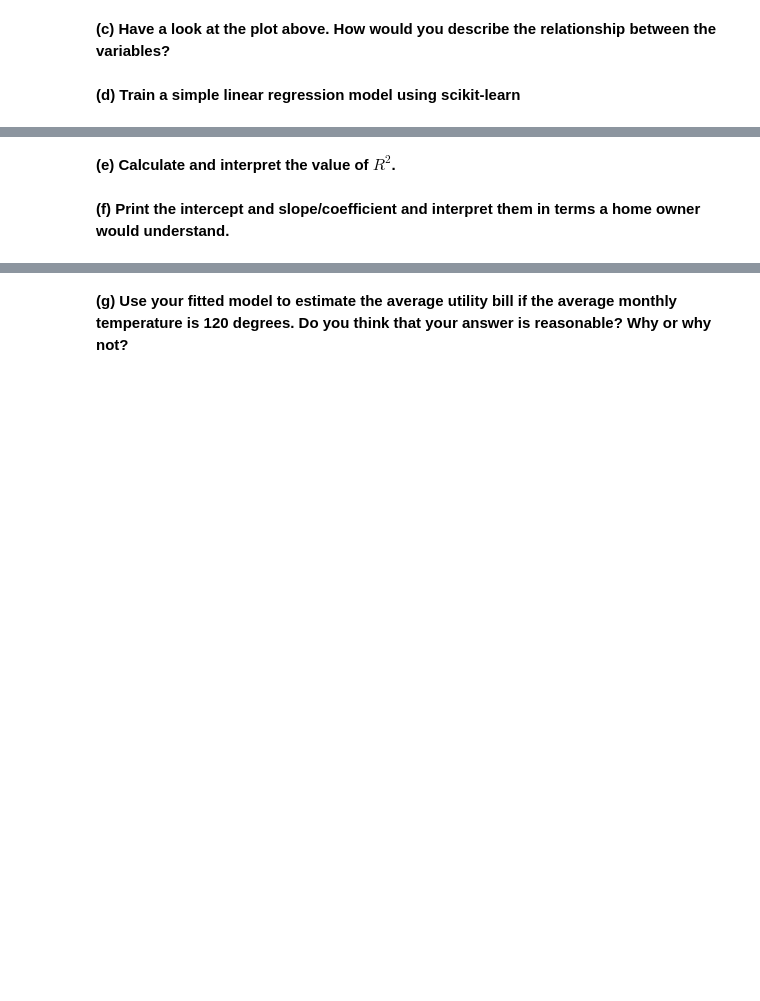
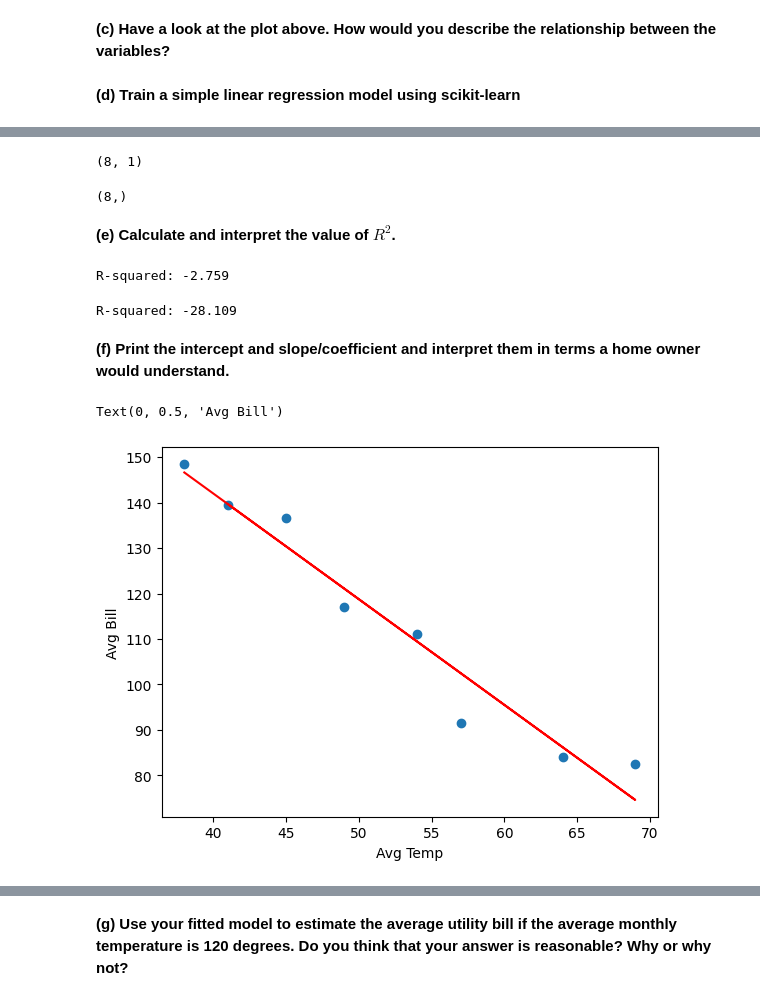
Before and after one commit to nilslengelsen117/ds-linear-regression, a Jupyter notebook: 3_Simple_Linear_Regression_Exercise.ipynb, the cells around one changed output, grey strips where cells are left out. Saved outputs shown, nothing was run; the diff lists cells and outputs as text; code cells hidden in the pictures; blank space fills up the shorter version.

```diff
--- a/3_Simple_Linear_Regression_Exercise.ipynb
+++ b/3_Simple_Linear_Regression_Exercise.ipynb
@@ -36,2 +93,18 @@ The file `utils.csv` in your data folder contains information about the average
 # %% [markdown]
 **(d) Train a simple linear regression model using scikit-learn**
+# %%
+# Import linear regression from sklearn library
+from sklearn.linear_model import LinearRegression
+
+# Create masks
+cold_mask = utils['avg_temp'] <= 70
+hot_mask = utils['avg_temp'] > 70
+
+# Prepare data for modeling by defining target and feature
+x_cold = utils[['avg_temp']][cold_mask]  # IF temperature is below 70°F
+x_hot = utils[['avg_temp']][hot_mask]    # IF temperature is above 70°F
+y_cold = utils['avg_bill'][cold_mask]
+y_hot = utils['avg_bill'][hot_mask]
+
+# Show dimensions of X
+x_cold.head(n=12)
@@ -37,0 +121,12 @@ The file `utils.csv` in your data folder contains information about the average
+# %%
+# Instantiate our model
+lin_reg_cold = LinearRegression()
+
+# Train the model using our data
+lin_reg_cold.fit(x_cold, y_cold)
+
+# Intercept and slope/coefficient can be accessed via .intercept_ and .coef_
+intercept = lin_reg_cold.intercept_
+slope = lin_reg_cold.coef_[0]
+print("Model intercept:", intercept)
+print("Coefficient for feature temperature:", slope)
@@ -38,4 +151,44 @@ The file `utils.csv` in your data folder contains information about the average
+# %%
+x_cold.shape
+# %% [output]
+(8, 1)
+# %%
+y_cold.shape
+# %% [output]
+(8,)
 # %% [markdown]
 **(e) Calculate and interpret the value of $R^2$.**
+# %%
+# Import r-squared from sklearn
+from sklearn.metrics import r2_score
+
+# Calculate the estimated value for each data point
+y_hat = lin_reg_cold.predict(X)
+
+# Calculate the R-squared for our model
+print("R-squared:", round(r2_score(y, y_hat), 3))
+# %% [output]
+R-squared: -2.759
+# %%
+# Import r-squared from sklearn
+from sklearn.metrics import r2_score
+
+# Calculate the estimated value for each data point
+y_hat = lin_reg_hot.predict(X)
+
+# Calculate the R-squared for our model
+print("R-squared:", round(r2_score(y, y_hat), 3))
+# %% [output]
+R-squared: -28.109
 # %% [markdown]
 **(f) Print the intercept and slope/coefficient and interpret them in terms a home owner would understand.**
+# %%
+import matplotlib.pyplot as plt
+
+plt.scatter(x_cold, y_cold)
+plt.plot(x_cold, lin_reg_cold.predict(x_cold), color='red')
+plt.xlabel("Avg Temp")
+plt.ylabel("Avg Bill")
+# %% [output]
+Text(0, 0.5, 'Avg Bill')
+[figure, added]
```
Also changed, not shown: parts of 14 cells of this notebook.
